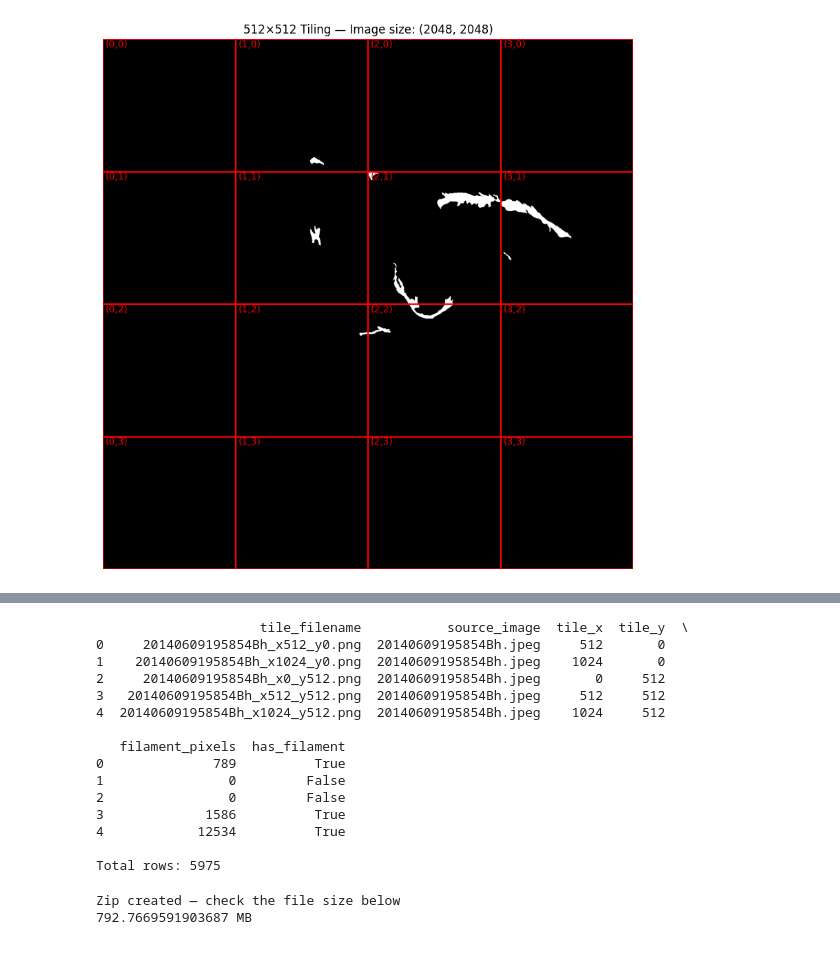
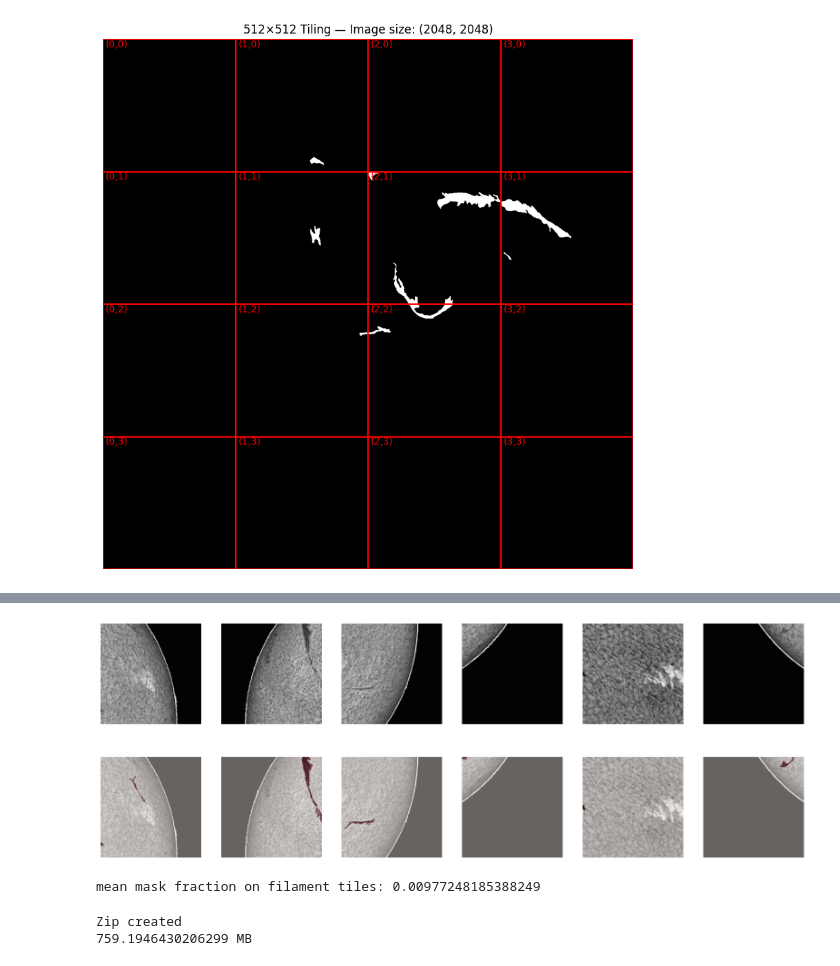
Before and after one commit to Trishya123/Solar-filament-segmentation, a Jupyter notebook: sfc-mago.ipynb, the cells around one changed output, grey strips where cells are left out. Drawn from its saved outputs; the diff is of its cells as text; code cells hidden in the pictures.

Commit message:
Kaggle Notebook | SFC - MAgo | Version 20

```diff
--- a/sfc-mago.ipynb
+++ b/sfc-mago.ipynb
@@ -430,32 +402,26 @@ Filament tiles: 4242, empty tiles kept: 1733
-# %%
-import pandas as pd
-
-df = pd.DataFrame(tile_list)
-df.to_csv(os.path.join(OUTPUT_TILE_DIR, "tile_manifest.csv"), index=False)
-print(df.head())
-print(f"\nTotal rows: {len(df)}")
-# %% [output]
-                     tile_filename           source_image  tile_x  tile_y  \
-0     20140609195854Bh_x512_y0.png  20140609195854Bh.jpeg     512       0
-1    20140609195854Bh_x1024_y0.png  20140609195854Bh.jpeg    1024       0
-2     20140609195854Bh_x0_y512.png  20140609195854Bh.jpeg       0     512
-3   20140609195854Bh_x512_y512.png  20140609195854Bh.jpeg     512     512
-4  20140609195854Bh_x1024_y512.png  20140609195854Bh.jpeg    1024     512
-
-   filament_pixels  has_filament
-0              789          True
-1                0         False
-2                0         False
-3             1586          True
-4            12534          True
-
-Total rows: 5975
+# %%
+TILE_DIR = "/kaggle/working/tiled_dataset"
+images_directory = os.path.join(TILE_DIR, "images")
+masks_directory  = os.path.join(TILE_DIR, "masks")
+df = pd.read_csv(os.path.join(TILE_DIR, "tile_manifest.csv"))
+
+sample = df[df.has_filament].sample(6, random_state=1)
+fig, ax = plt.subplots(2, 6, figsize=(20, 7))
+for k, fn in enumerate(sample.tile_filename):
+    im = cv2.imread(os.path.join(images_directory, fn), 0)
+    mk = cv2.imread(os.path.join(masks_directory, fn), 0)
+    ax[0, k].imshow(im, cmap="gray"); ax[0, k].axis("off")
+    ax[1, k].imshow(im, cmap="gray"); ax[1, k].imshow(mk > 127, cmap="Reds", alpha=0.4); ax[1, k].axis("off")
+plt.show()
+
+print("mean mask fraction on filament tiles:", df[df.has_filament].filament_pixels.mean() / 512**2)
+# %% [output]
+[figure, added]
+mean mask fraction on filament tiles: 0.00977248185388249
 # %%
-import shutil
-
-shutil.make_archive('/kaggle/working/tiled_dataset_archive', 'zip', OUTPUT_TILE_DIR)
-print("Zip created — check the file size below")
-print(os.path.getsize('/kaggle/working/tiled_dataset_archive.zip') / (1024*1024), "MB")
+shutil.make_archive('/kaggle/working/tiled_dataset_full', 'zip', OUTPUT_TILE_DIR)
+print("Zip created")
+print(os.path.getsize('/kaggle/working/tiled_dataset_full.zip') / (1024*1024), "MB")
 # %% [output]
-Zip created — check the file size below
-792.7669591903687 MB
+Zip created
+759.1946430206299 MB
```
Also changed, not shown: parts of 15 cells of this notebook.
